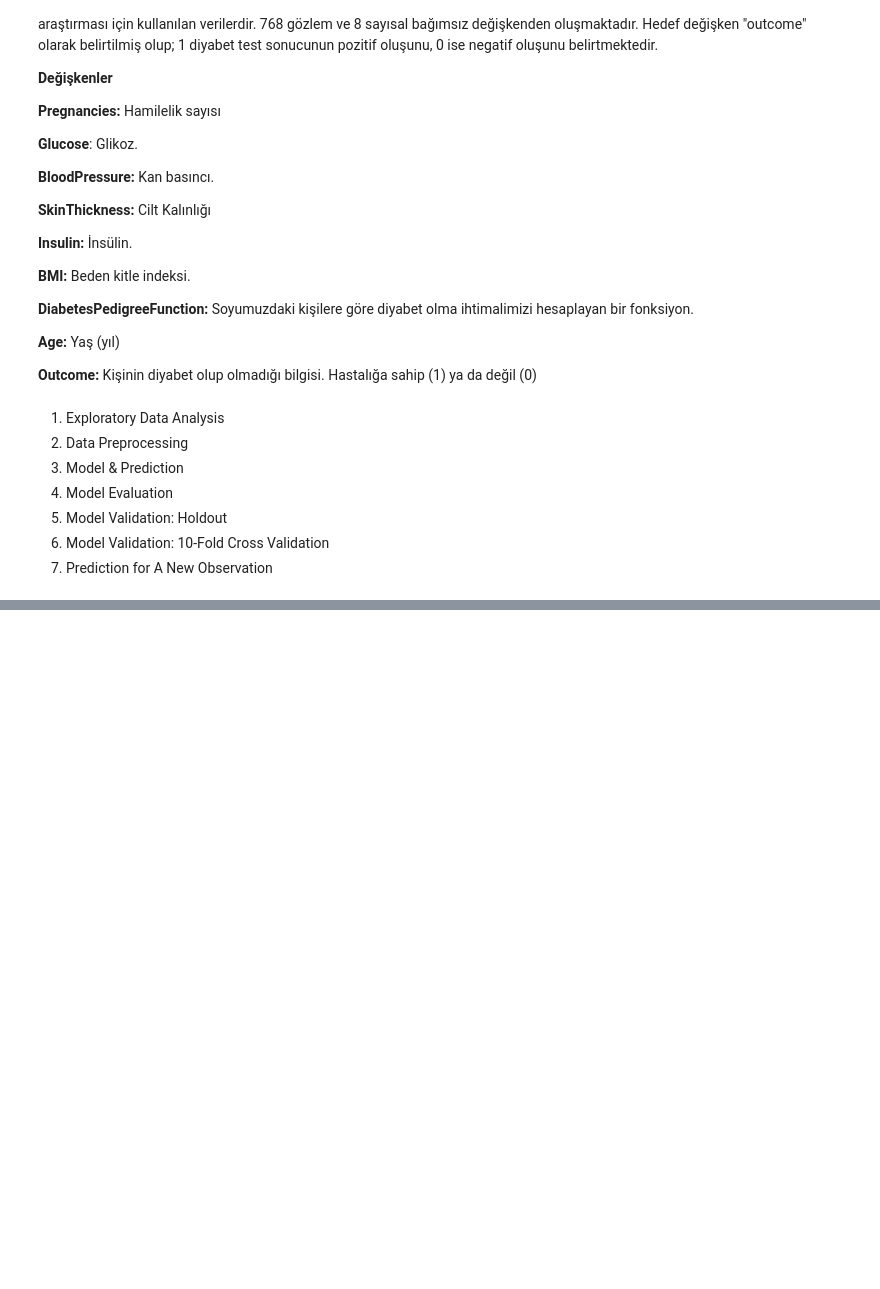
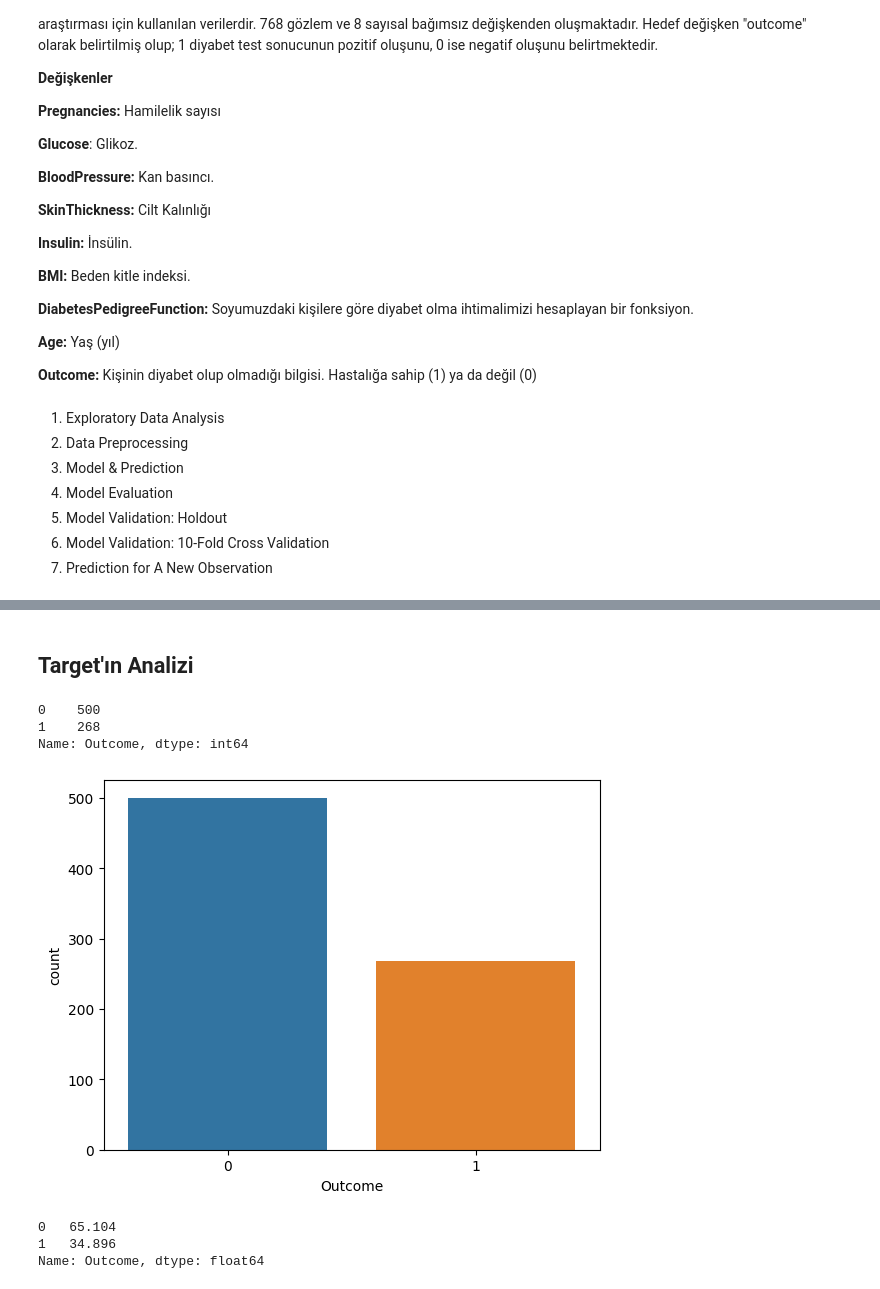
Before and after one commit to aylaIssi/Machine-Learning, a Jupyter notebook: Logistic_Regression.ipynb, the cells around one changed output, grey strips where cells are left out. Saved outputs shown, nothing was run; the diff lists cells and outputs as text; code cells hidden in the pictures; blank space fills up the shorter version.

Commit message:
Exploratory Data Analysis, Target ve Feature analysis

```diff
--- a/Logistic_Regression.ipynb
+++ b/Logistic_Regression.ipynb
@@ -53,0 +84,2 @@ ImportError: ignored
+# %%
+df = pd.read_csv("/content/drive/MyDrive/DS_Notlar/machine_learning/datasets/diabetes.csv")
@@ -53,0 +95,19 @@ ImportError: ignored
+# %% [markdown]
+## **Target'ın Analizi**
+# %%
+df["Outcome"].value_counts()
+# %% [output]
+0    500
+1    268
+Name: Outcome, dtype: int64
+# %%
+sns.countplot(x="Outcome", data=df)
+plt.show()
+# %% [output]
+[figure, added]
+# %%
+100 * df["Outcome"].value_counts() / len(df)
+# %% [output]
+0   65.104
+1   34.896
+Name: Outcome, dtype: float64
```
Also changed, not shown: parts of 11 cells of this notebook.
